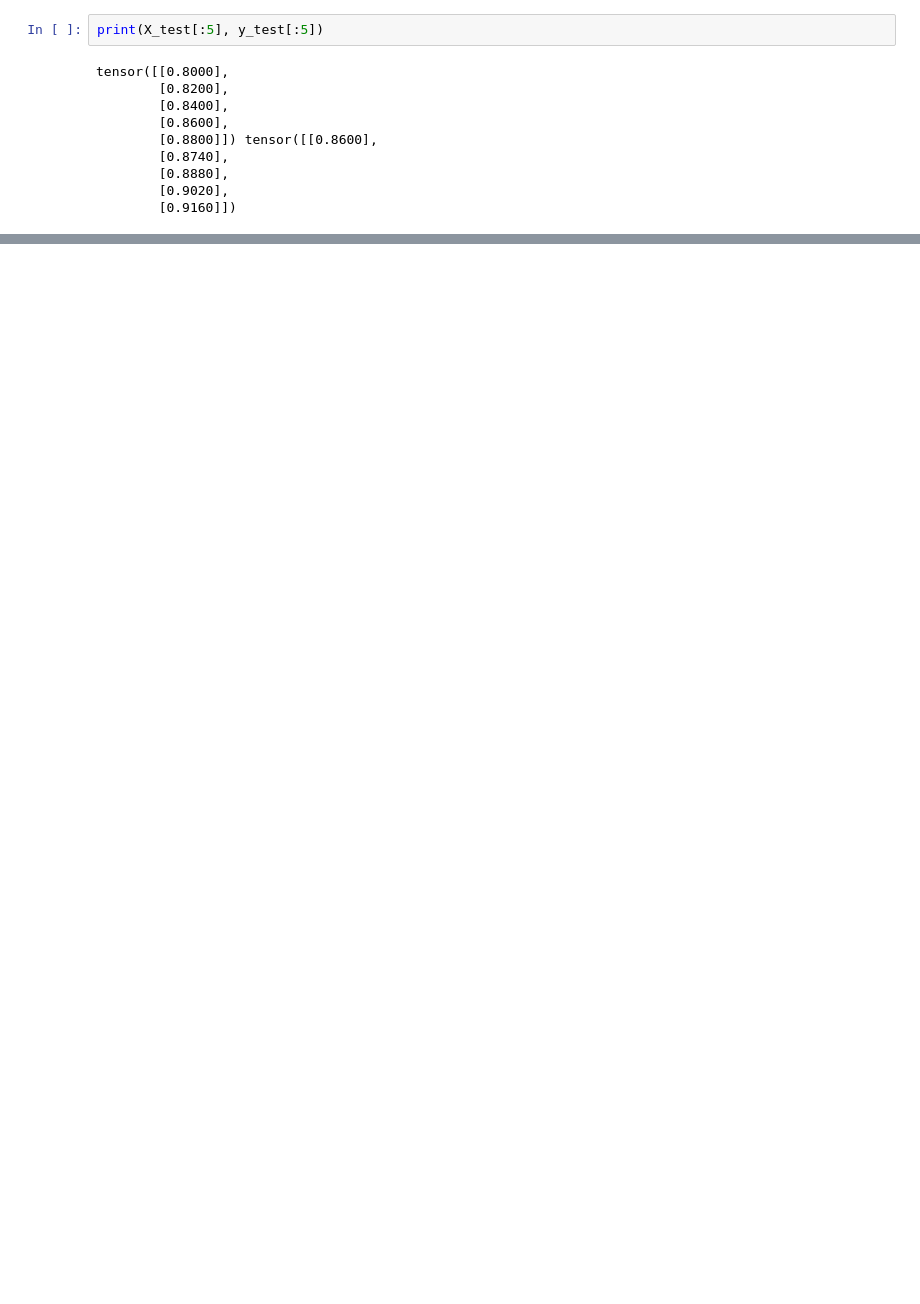
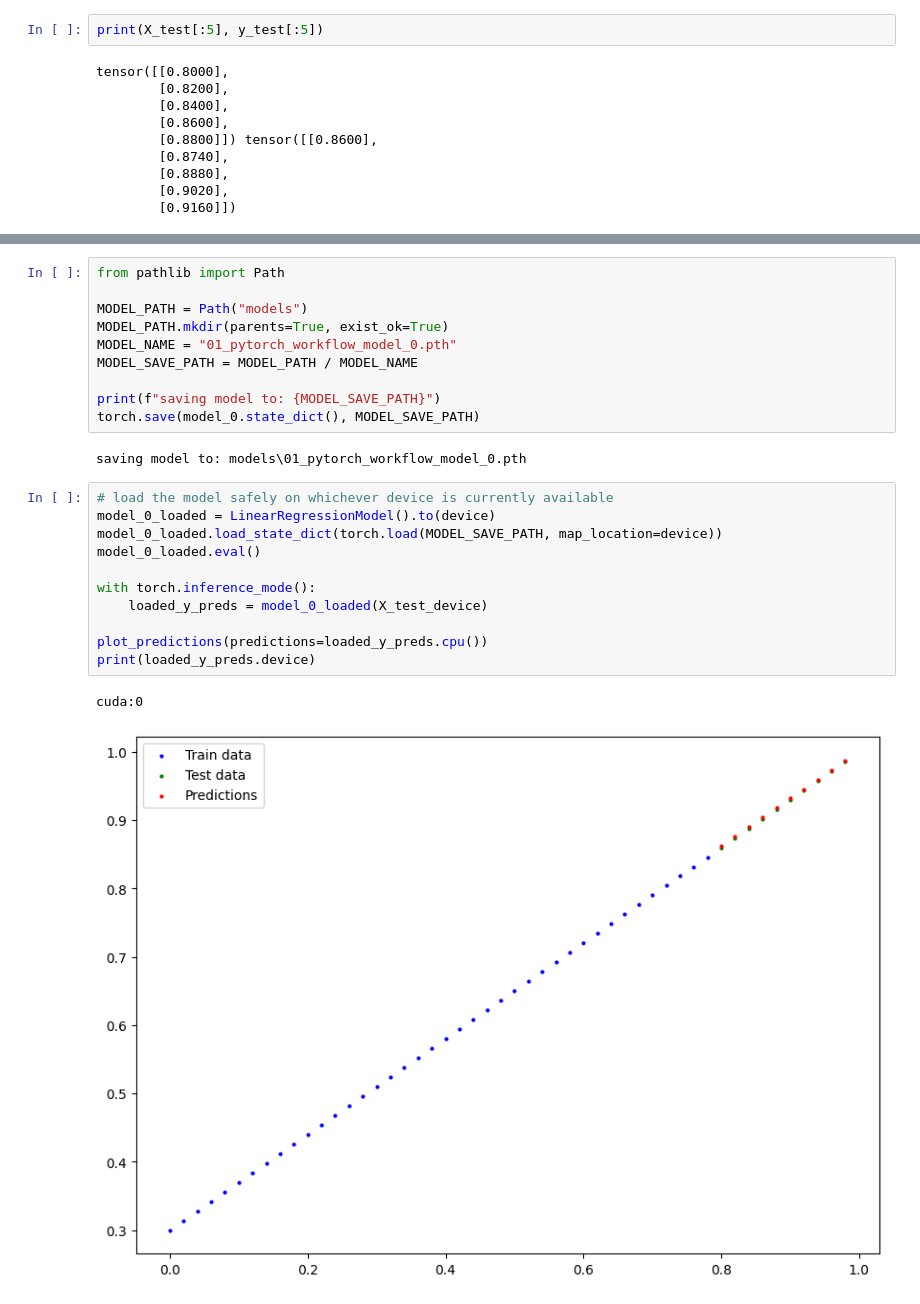
Before and after one commit to troumel/AI_NNs, a Jupyter notebook: Learn_Pytorch_ZTM/ch_workflow.ipynb, the cells around one changed output, grey strips where cells are left out. Cells and saved outputs as stored; diff of their text form; blank space fills up the shorter version.

```diff
--- a/Learn_Pytorch_ZTM/ch_workflow.ipynb
+++ b/Learn_Pytorch_ZTM/ch_workflow.ipynb
@@ -123,2 +135,28 @@ plot_predictions(predictions=y_preds_new)
 # %% [output]
 [figure]
+# %%
+from pathlib import Path
+
+MODEL_PATH = Path("models")
+MODEL_PATH.mkdir(parents=True, exist_ok=True)
+MODEL_NAME = "01_pytorch_workflow_model_0.pth"
+MODEL_SAVE_PATH = MODEL_PATH / MODEL_NAME
+
+print(f"saving model to: {MODEL_SAVE_PATH}")
+torch.save(model_0.state_dict(), MODEL_SAVE_PATH)
+# %% [output]
+saving model to: models\01_pytorch_workflow_model_0.pth
+# %%
+# load the model safely on whichever device is currently available
+model_0_loaded = LinearRegressionModel().to(device)
+model_0_loaded.load_state_dict(torch.load(MODEL_SAVE_PATH, map_location=device))
+model_0_loaded.eval()
+
+with torch.inference_mode():
+    loaded_y_preds = model_0_loaded(X_test_device)
+
+plot_predictions(predictions=loaded_y_preds.cpu())
+print(loaded_y_preds.device)
+# %% [output]
+cuda:0
+[figure, added]
```
Also changed, not shown: parts of 6 cells of this notebook.
